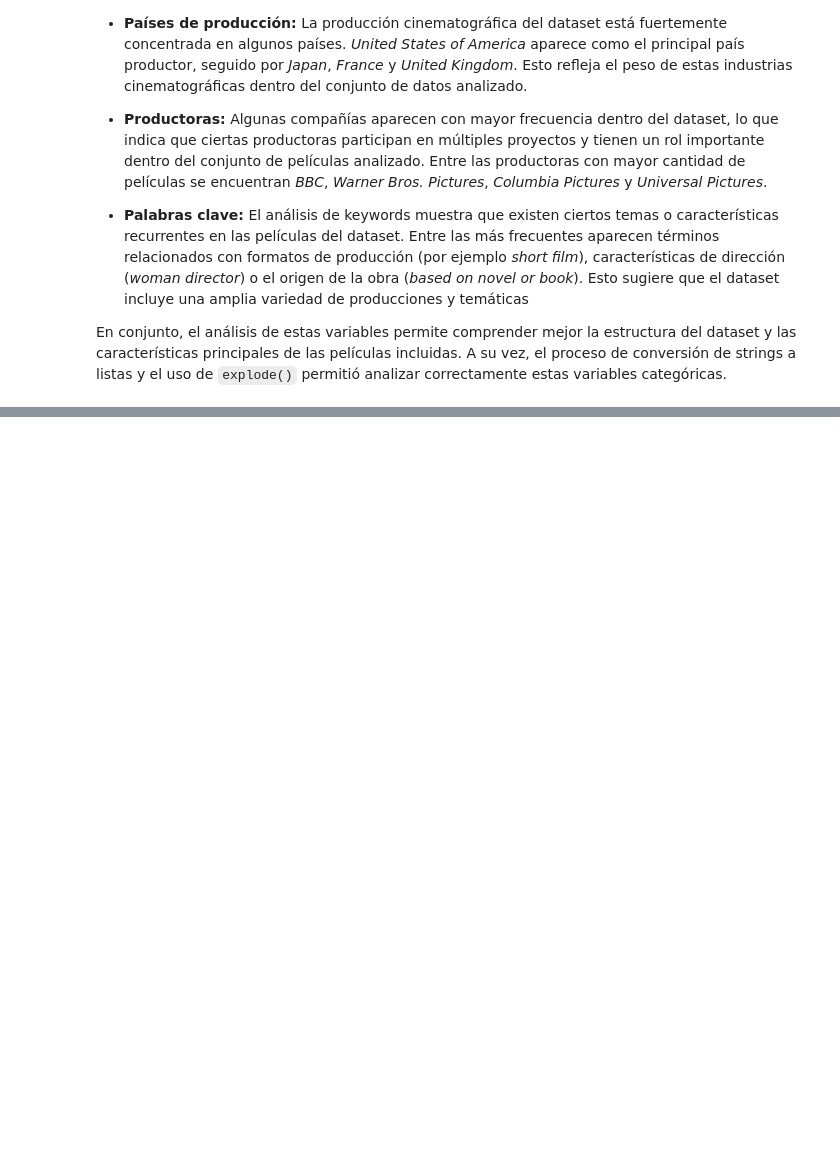
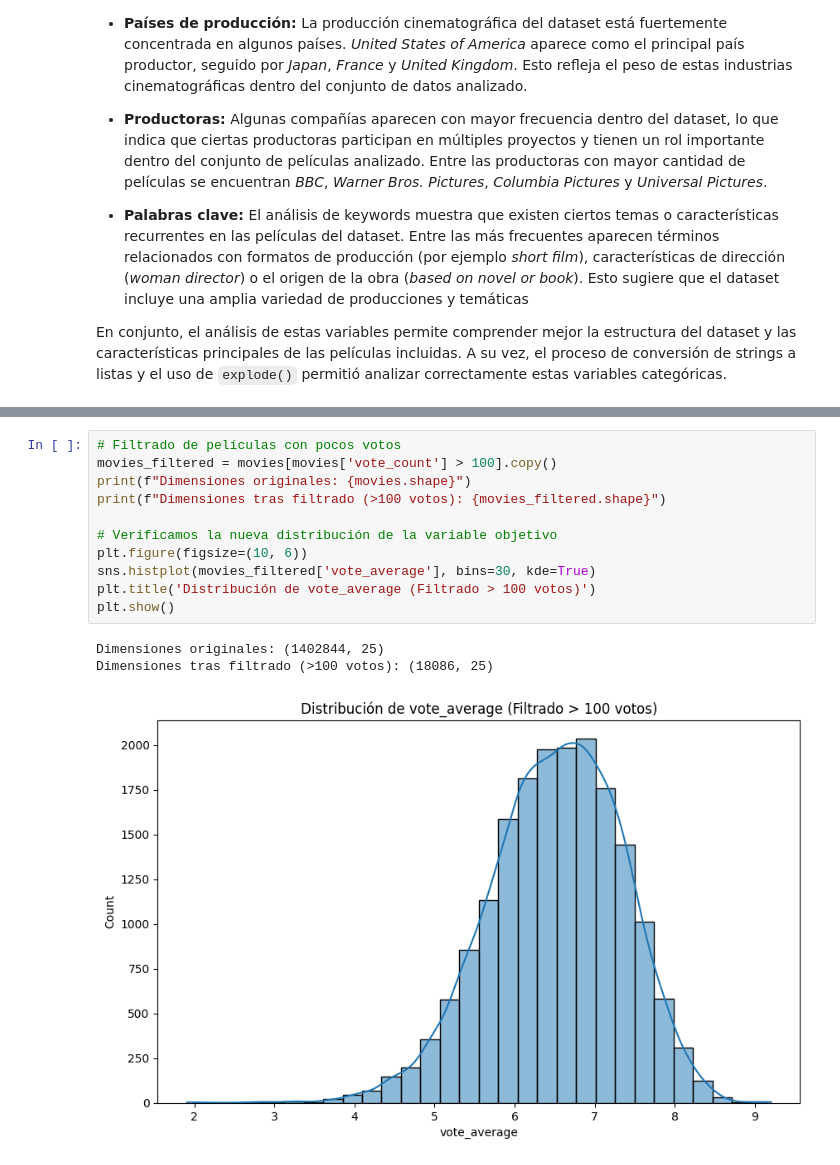
Before and after one commit to natonnelier/tmdb_movies_data_analysis, a Jupyter notebook: EDA_movies.ipynb, the cells around one changed output, grey strips where cells are left out. Cells and saved outputs as stored; diff of their text form; blank space fills up the shorter version.

```diff
--- a/EDA_movies.ipynb
+++ b/EDA_movies.ipynb
@@ -791,0 +837,15 @@ En conjunto, el análisis de estas variables permite comprender mejor la estruct
+# %%
+# Filtrado de películas con pocos votos
+movies_filtered = movies[movies['vote_count'] > 100].copy()
+print(f"Dimensiones originales: {movies.shape}")
+print(f"Dimensiones tras filtrado (>100 votos): {movies_filtered.shape}")
+
+# Verificamos la nueva distribución de la variable objetivo
+plt.figure(figsize=(10, 6))
+sns.histplot(movies_filtered['vote_average'], bins=30, kde=True)
+plt.title('Distribución de vote_average (Filtrado > 100 votos)')
+plt.show()
+# %% [output]
+Dimensiones originales: (1402844, 25)
+Dimensiones tras filtrado (>100 votos): (18086, 25)
+[figure, added]
```
Also changed, not shown: parts of 59 cells of this notebook, 3 other files.
